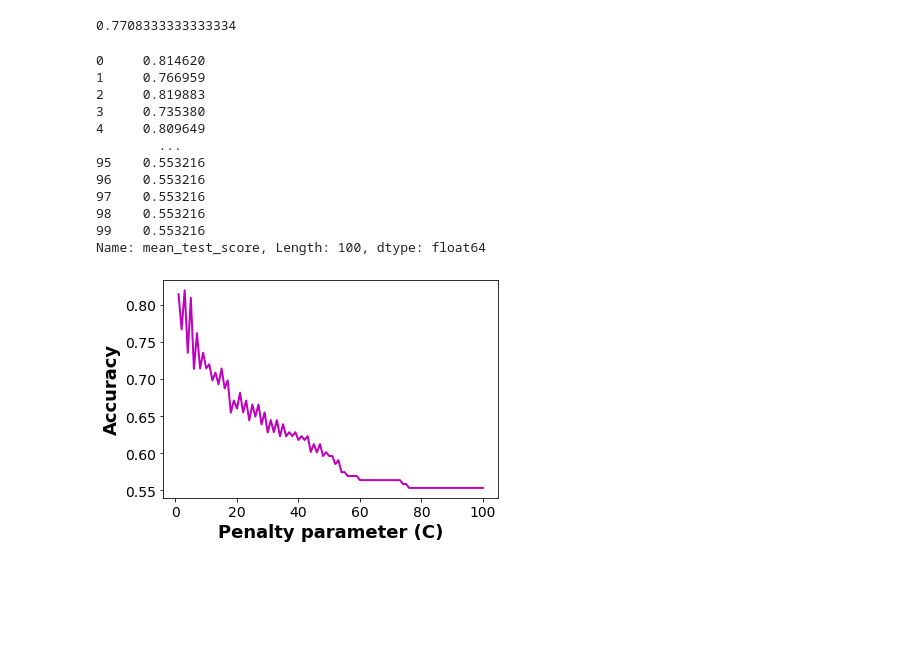
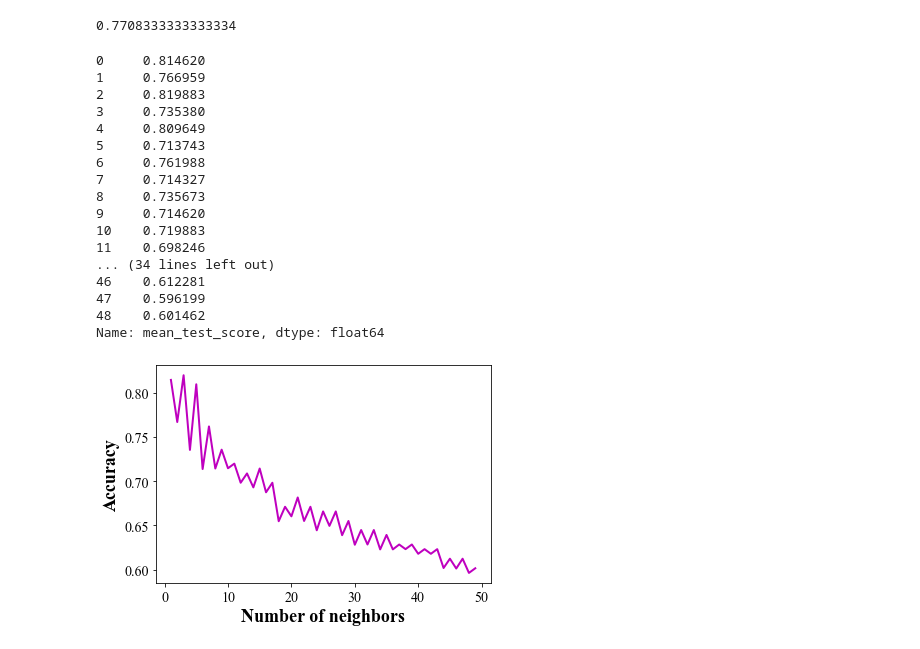
Before and after one commit to seungsura/BC_ANN, a Jupyter notebook: KNN_cross-validation.ipynb, the cells around one changed output. Saved outputs shown, nothing was run; the diff lists cells and outputs as text; code cells hidden in the pictures; blank space fills up the shorter version.

```diff
--- a/KNN_cross-validation.ipynb
+++ b/KNN_cross-validation.ipynb
@@ -45,7 +45,7 @@ train_feature_scaled = scaler.transform(train_feature)
 test_feature_scaled = scaler.transform(test_feature)
 # %%
 knn = KNeighborsClassifier()
-k_range = list(range(1, 101))
+k_range = list(range(1, 50))
 param_grid = dict(n_neighbors=k_range)
 grid = GridSearchCV(knn, param_grid, cv=10, scoring='accuracy', return_train_score=False,verbose=1)
 grid_search=grid.fit(train_feature_scaled, train_label)
@@ -74,10 +74,15 @@ df_mean
 2     0.819883
 3     0.735380
 4     0.809649
-        ...
-95    0.553216
-96    0.553216
-97    0.553216
-98    0.553216
-99    0.553216
-Name: mean_test_score, Length: 100, dtype: float64
+5     0.713743
+6     0.761988
+7     0.714327
+8     0.735673
+9     0.714620
+10    0.719883
+11    0.698246
+... (34 lines left out)
+46    0.612281
+47    0.596199
+48    0.601462
+Name: mean_test_score, dtype: float64
@@ -84,14 +97,15 @@ Name: mean_test_score, Length: 100, dtype: float64
 # %%
 fig = plt.figure(1)
 ax = plt.axes()
 
-
+font = FontProperties()
+font.set_name('Times New Roman')
 plt.rcParams['xtick.labelsize'] = 14
 plt.rcParams['ytick.labelsize'] = 14
 
-ax.set_xlabel('Penalty parameter (C)', fontsize=18, fontdict=dict(weight='bold'))
+ax.set_xlabel('Number of neighbors', fontsize=18, fontdict=dict(weight='bold'))
 ax.set_ylabel('Accuracy', fontsize=18, fontdict=dict(weight='bold'))
 
 graph = ax.plot(k_range,df_mean, "m-", linewidth=2)
 # %% [output]
-[figure, old version]
+[figure, new version]
```
Also changed, not shown: parts of 2 cells of this notebook, 5 other files.
